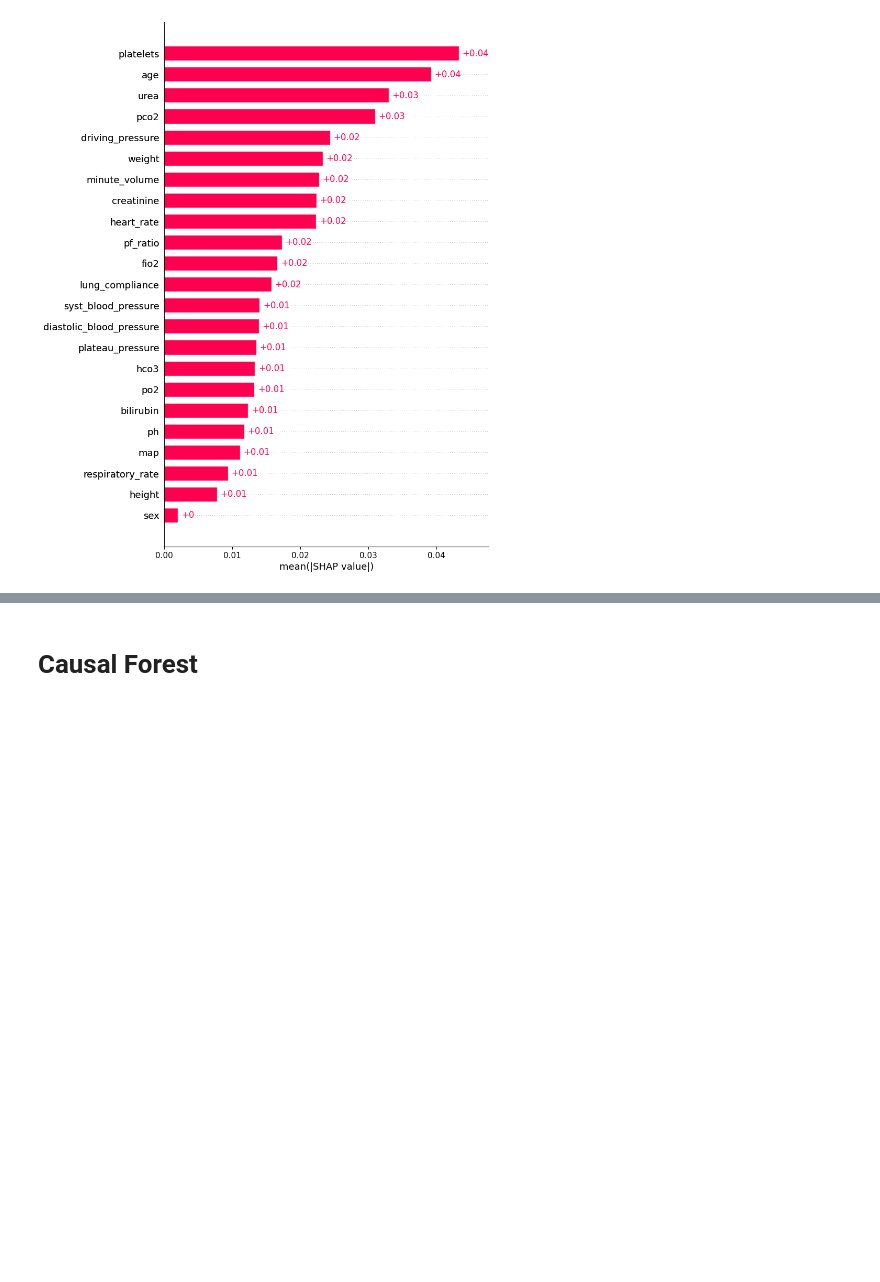
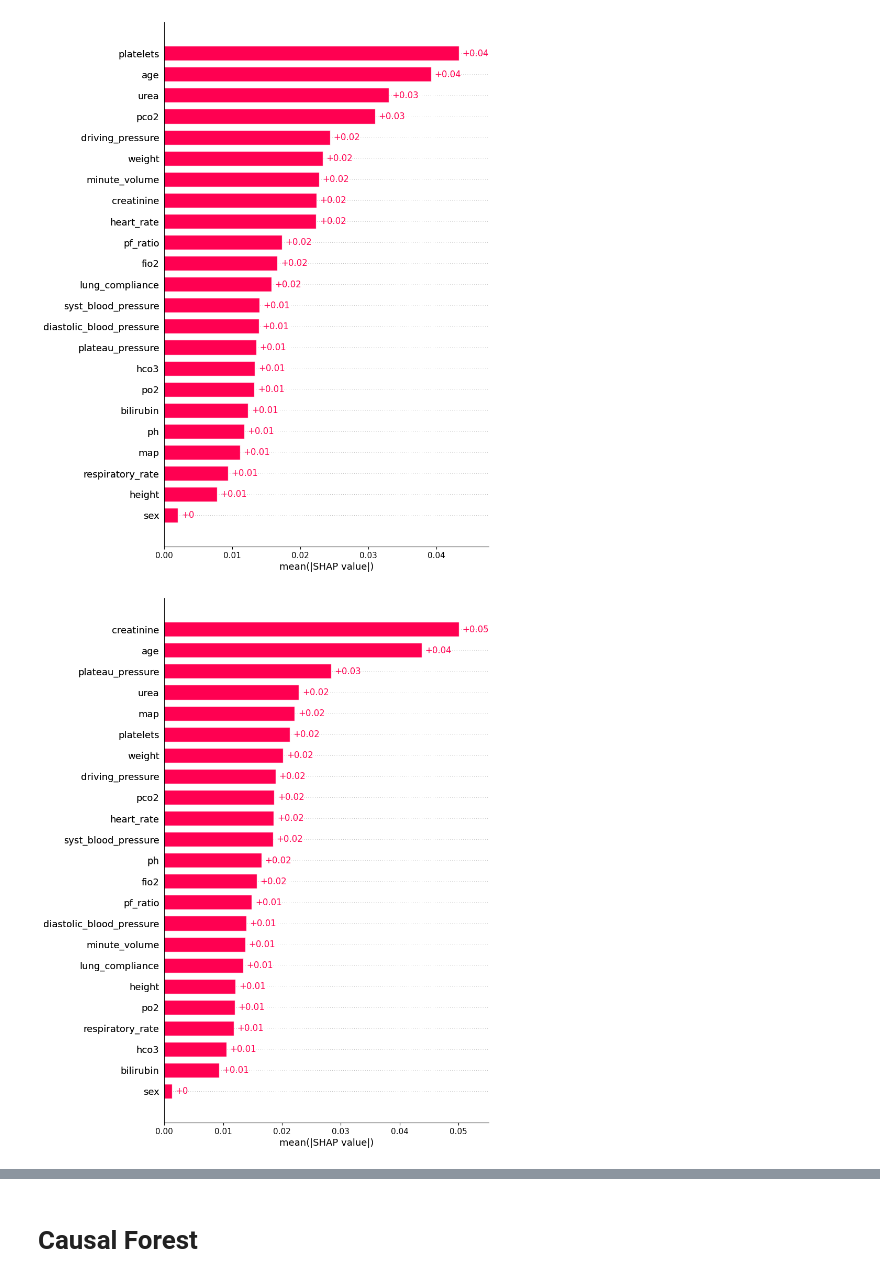
Before and after one commit to Hubert1913/research-project, a Jupyter notebook: mimic_shapley.ipynb, the cells around one changed output, grey strips where cells are left out. Drawn from its saved outputs; the diff is of its cells as text; code cells hidden in the pictures; blank space fills up the shorter version.

```diff
--- a/mimic_shapley.ipynb
+++ b/mimic_shapley.ipynb
@@ -87,3 +97,9 @@ shap_values_t = explainer_t(imp_xs)
 shap.plots.bar(shap_values_t, max_display=24)
 # %% [output]
 [figure]
+# %%
+explainer_t = shap.Explainer(model=(lambda xs: regr1_t.predict(xs) - regr0_t.predict(xs)), masker=shap.maskers.Independent(train_x, max_samples=100))
+shap_values_t = explainer_t(imp_xs)
+shap.plots.bar(shap_values_t, max_display=24)
+# %% [output]
+[figure, added]
```
Also changed, not shown: parts of 3 cells of this notebook, 1 other file.
